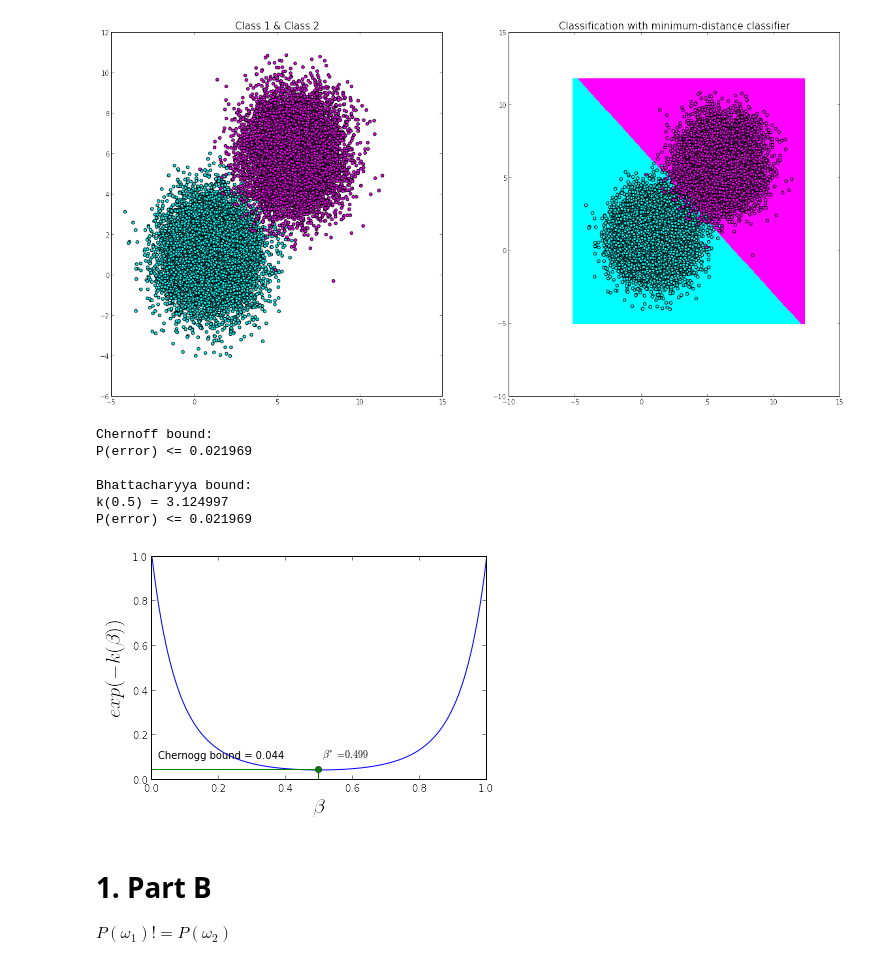
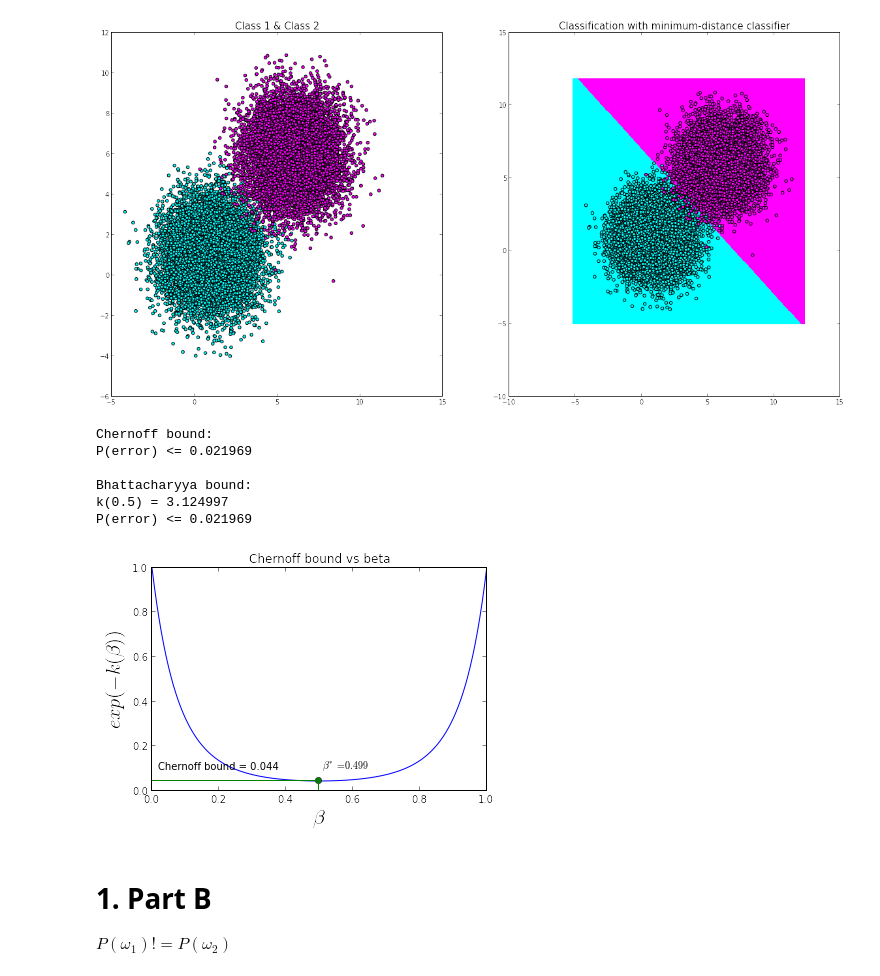
Before and after one commit to YutaMiyake/PatternRecognition, a Jupyter notebook: PA01/plot.ipynb, the cells around one changed output. Drawn from its saved outputs; the diff is of its cells as text; code cells hidden in the pictures.

```diff
--- a/PA01/plot.ipynb
+++ b/PA01/plot.ipynb
@@ -240,35 +244,36 @@ for beta in betas:
     if minekb == None or minekb > ekb_value:
         minekb = ekb_value
         minbeta = beta
     ekbs.append(ekb_value)
 
 # plot ekbs bs beta
 plot(betas, ekbs)
+title("Chernoff bound vs beta")
 xlabel(r'$\beta$',fontsize=20)
 ylabel(r'$exp(-k(\beta))$',fontsize=20)
 
 beta = minbeta
 ekb_value = minekb
 plot(beta,ekb_value,'go')
 plot(np.linspace(0,beta,2),[ekb_value]*2, 'g')
 plot([beta]*2,np.linspace(0,ekb_value,2), 'g')
-text(0.02, ekb_value+0.05, "Chernogg bound = %.3f" %(ekb_value),horizontalalignment='left', fontsize=10)
+text(0.02, ekb_value+0.05, "Chernoff bound = %.3f" %(ekb_value),horizontalalignment='left', fontsize=10)
 text(beta+0.01, ekb_value+0.05, r"$\beta^*=%.3f$" %(beta),horizontalalignment='left', fontsize=10)
 
 # print upperbounds for probability of error
 print "Chernoff bound:"
 print r"P(error) <= %f" %(chernoff(minbeta, apriori1, apriori2, ekb_value))
 print
 print "Bhattacharyya bound: \nk(0.5) = %f" %(-np.log(ekb_value))
 print r"P(error) <= %f" %(bhattacharyya(apriori1, apriori2, ekb_value))
 # %% [output]
 Chernoff bound:
 P(error) <= 0.021969
 
 Bhattacharyya bound:
 k(0.5) = 3.124997
 P(error) <= 0.021969
-[figure, old version]
+[figure, new version]
 # %% [markdown]
 # 1. Part B
 $P(\omega_1) != P(\omega_2)$
```
Also changed, not shown: parts of 10 cells of this notebook.
